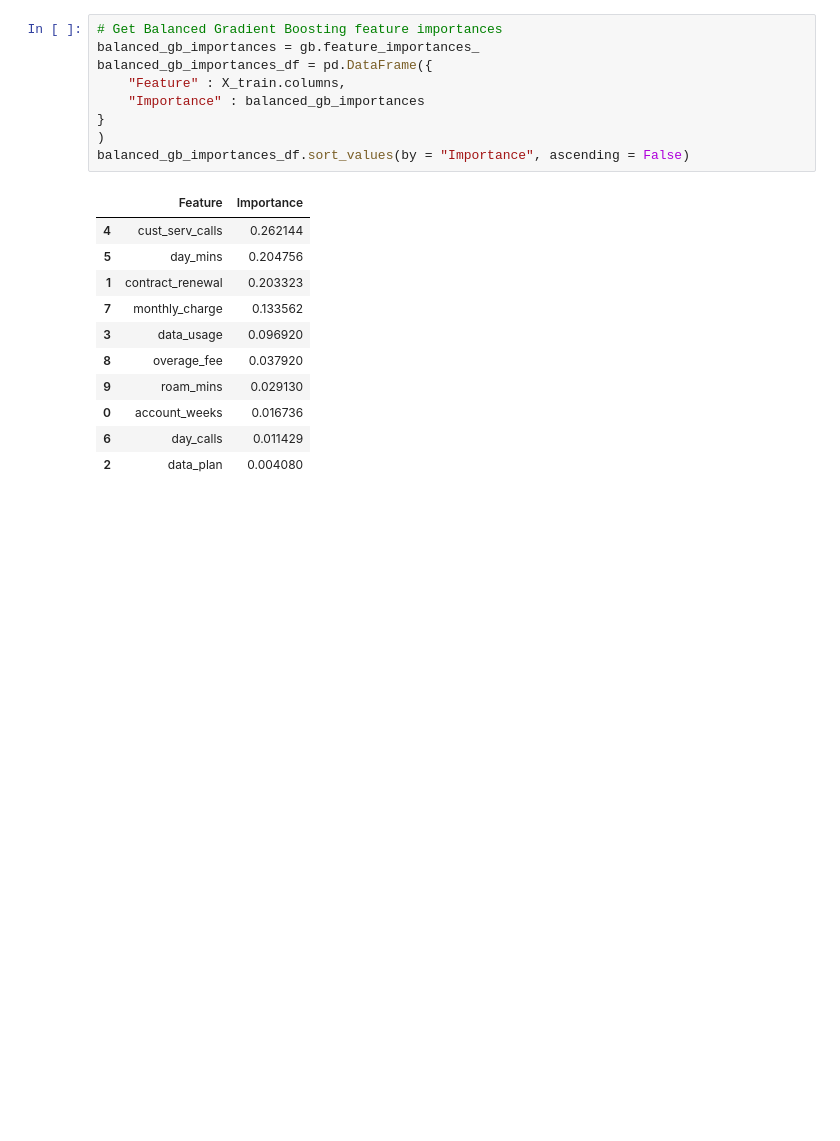
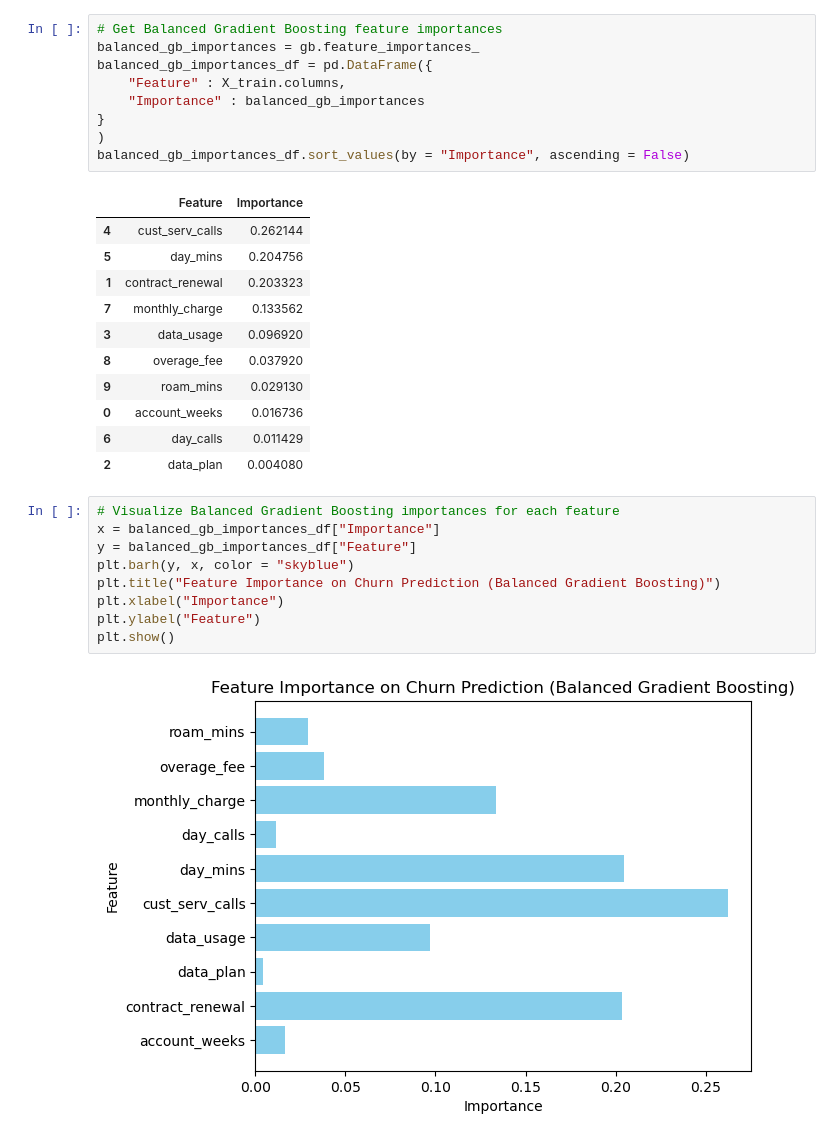
Before and after one commit to khanim-abdullayeva/Telecom-Customer-Churn-Retention-Analysis, a Jupyter notebook: ml/telecom_churn_prediction.ipynb, the cells around one changed output. Saved outputs shown, nothing was run; the diff lists cells and outputs as text; blank space fills up the shorter version.

Commit message:
Visualize Balanced Gradient Boosting importances for each feature

```diff
--- a/ml/telecom_churn_prediction.ipynb
+++ b/ml/telecom_churn_prediction.ipynb
@@ -786,3 +786,14 @@ balanced_gb_importances_df.sort_values(by = "Importance", ascending = False)
 | 0 | account_weeks | 0.016736 |
 | 6 | day_calls | 0.011429 |
 | 2 | data_plan | 0.004080 |
+# %%
+# Visualize Balanced Gradient Boosting importances for each feature
+x = balanced_gb_importances_df["Importance"]
+y = balanced_gb_importances_df["Feature"]
+plt.barh(y, x, color = "skyblue")
+plt.title("Feature Importance on Churn Prediction (Balanced Gradient Boosting)")
+plt.xlabel("Importance")
+plt.ylabel("Feature")
+plt.show()
+# %% [output]
+[figure, added]
```
